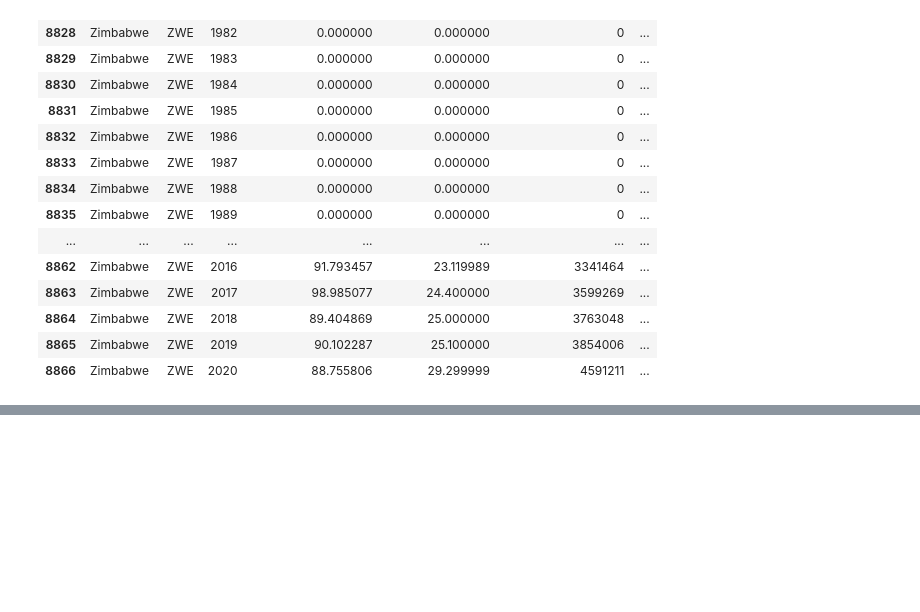
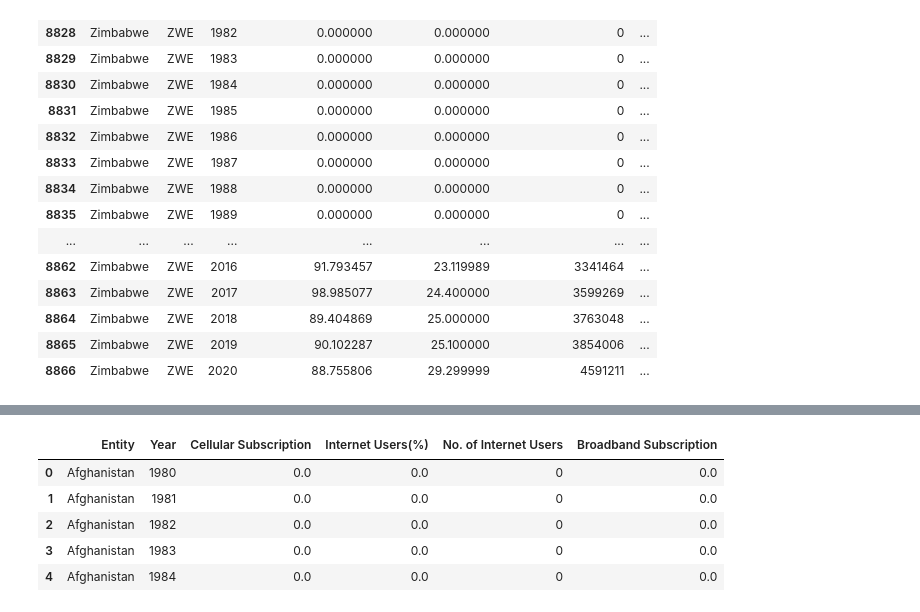
Before and after one commit to abdolazizsalimi/Global-internet-user, a Jupyter notebook: global-internet-user.ipynb, the cells around one changed output, grey strips where cells are left out. Cells and saved outputs as stored; diff of their text form; code cells hidden in the pictures; blank space fills up the shorter version.

```diff
--- a/global-internet-user.ipynb
+++ b/global-internet-user.ipynb
@@ -265,0 +283,11 @@ fig.show()
+# %%
+temp1 = df.groupby(['Entity','Year']).sum().reset_index()
+# %%
+temp1.head()
+# %% [output]
+|  | Entity | Year | Cellular Subscription | Internet Users(%) | No. of Internet Users | Broadband Subscription |
+| 0 | Afghanistan | 1980 | 0.0 | 0.0 | 0 | 0.0 |
+| 1 | Afghanistan | 1981 | 0.0 | 0.0 | 0 | 0.0 |
+| 2 | Afghanistan | 1982 | 0.0 | 0.0 | 0 | 0.0 |
+| 3 | Afghanistan | 1983 | 0.0 | 0.0 | 0 | 0.0 |
+| 4 | Afghanistan | 1984 | 0.0 | 0.0 | 0 | 0.0 |
```
Also changed, not shown: parts of 3 cells of this notebook.
